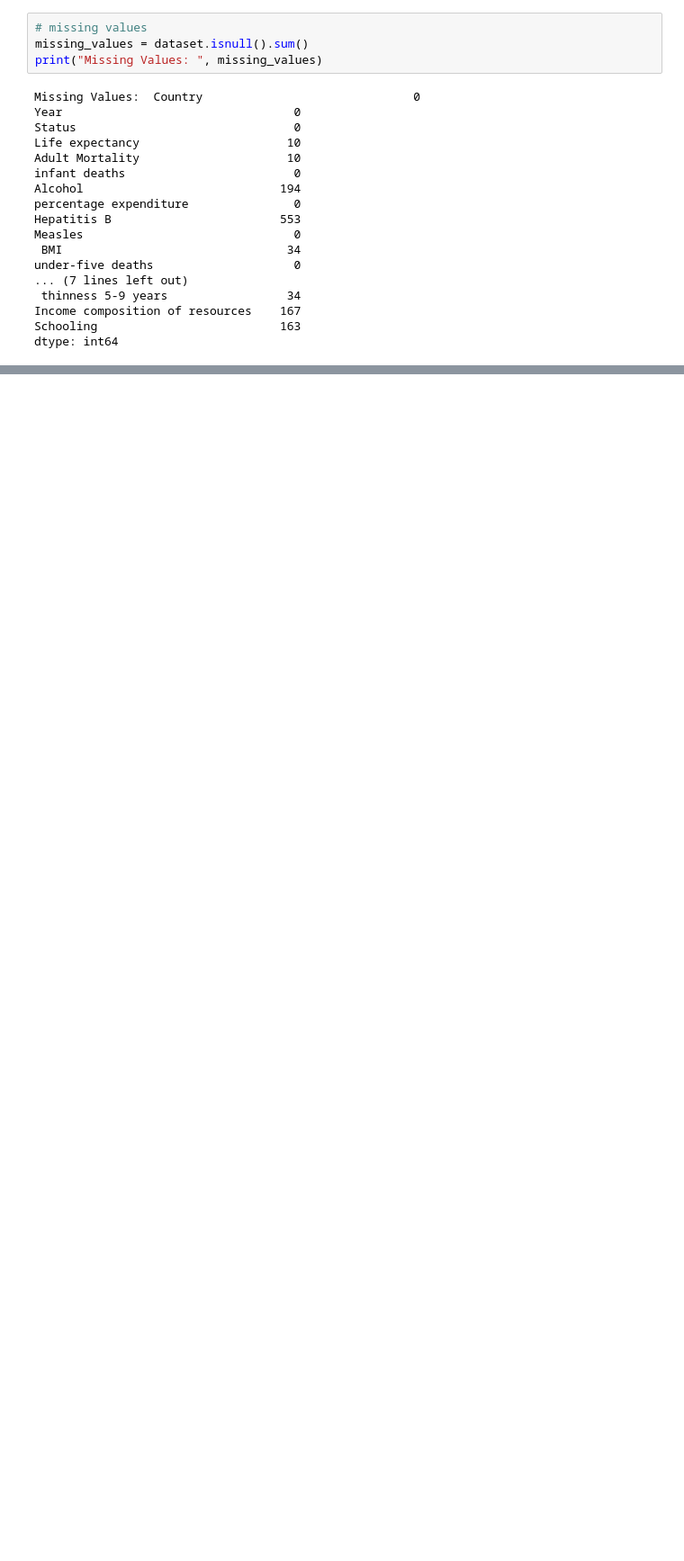
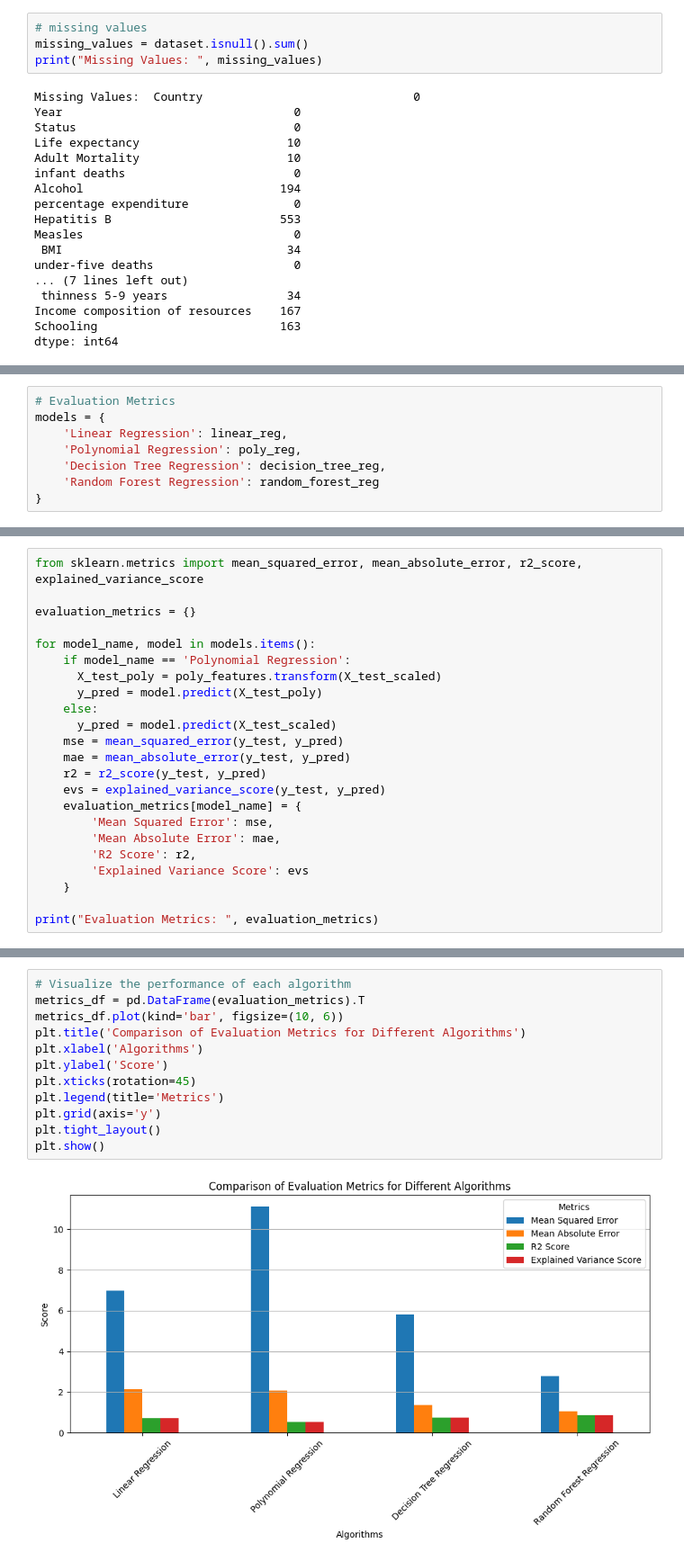
Before and after one commit to MeherajUlMahmmud/Misc, a Jupyter notebook: ML/LifeExpectency/42.ipynb, the cells around one changed output, grey strips where cells are left out. Shown at 90% size. Saved outputs shown, nothing was run; the diff lists cells and outputs as text; blank space fills up the shorter version.

```diff
--- a/ML/LifeExpectency/42.ipynb
+++ b/ML/LifeExpectency/42.ipynb
@@ -112,0 +285,8 @@ dtype: int64
+# %%
+# Evaluation Metrics
+models = {
+    'Linear Regression': linear_reg,
+    'Polynomial Regression': poly_reg,
+    'Decision Tree Regression': decision_tree_reg,
+    'Random Forest Regression': random_forest_reg
+}
@@ -112,0 +295,23 @@ dtype: int64
+# %%
+from sklearn.metrics import mean_squared_error, mean_absolute_error, r2_score, explained_variance_score
+
+evaluation_metrics = {}
+
+for model_name, model in models.items():
+    if model_name == 'Polynomial Regression':
+      X_test_poly = poly_features.transform(X_test_scaled)
+      y_pred = model.predict(X_test_poly)
+    else:
+      y_pred = model.predict(X_test_scaled)
+    mse = mean_squared_error(y_test, y_pred)
+    mae = mean_absolute_error(y_test, y_pred)
+    r2 = r2_score(y_test, y_pred)
+    evs = explained_variance_score(y_test, y_pred)
+    evaluation_metrics[model_name] = {
+        'Mean Squared Error': mse,
+        'Mean Absolute Error': mae,
+        'R2 Score': r2,
+        'Explained Variance Score': evs
+    }
+
+print("Evaluation Metrics: ", evaluation_metrics)
@@ -112,0 +341,14 @@ dtype: int64
+# %%
+# Visualize the performance of each algorithm
+metrics_df = pd.DataFrame(evaluation_metrics).T
+metrics_df.plot(kind='bar', figsize=(10, 6))
+plt.title('Comparison of Evaluation Metrics for Different Algorithms')
+plt.xlabel('Algorithms')
+plt.ylabel('Score')
+plt.xticks(rotation=45)
+plt.legend(title='Metrics')
+plt.grid(axis='y')
+plt.tight_layout()
+plt.show()
+# %% [output]
+[figure, added]
```
Also changed, not shown: parts of 26 cells of this notebook.
